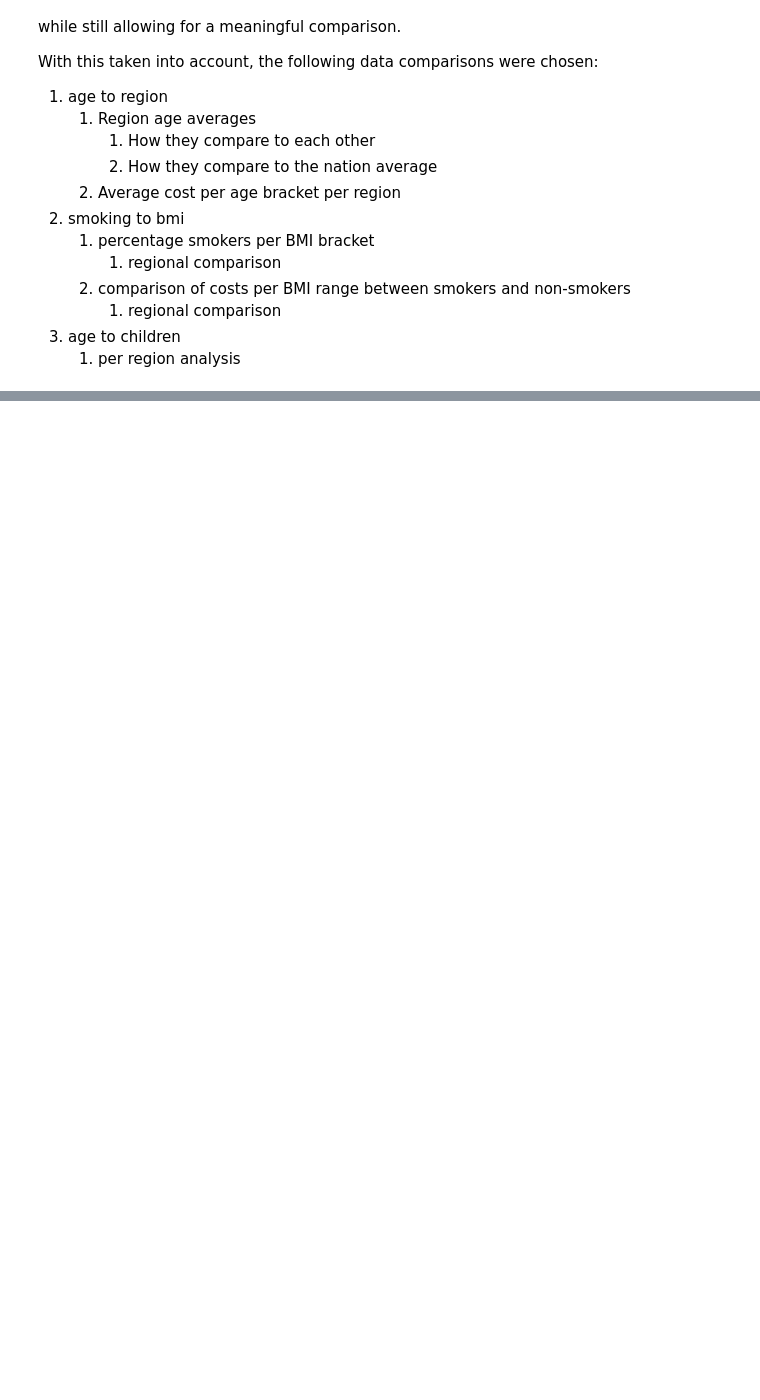
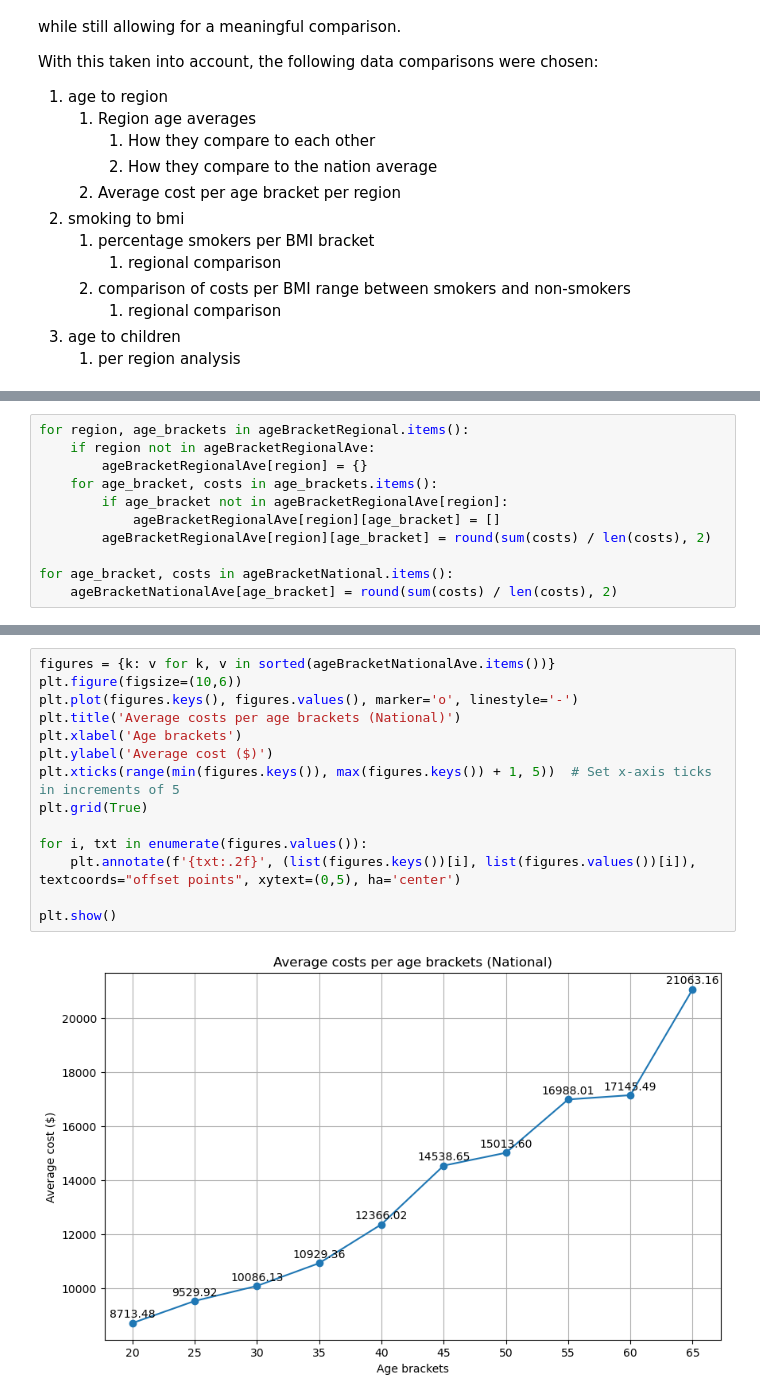
Before and after one commit to jbreaper/Codecademy-US-Medical-Insurance-Project, a Jupyter notebook: python-portfolio-project-starter-files/us-medical-insurance-costs.ipynb, the cells around one changed output, grey strips where cells are left out. Saved outputs shown, nothing was run; the diff lists cells and outputs as text; blank space fills up the shorter version.

```diff
--- a/python-portfolio-project-starter-files/us-medical-insurance-costs.ipynb
+++ b/python-portfolio-project-starter-files/us-medical-insurance-costs.ipynb
@@ -68,0 +287,11 @@ with open('insurance.csv', 'r') as csvFile:
+# %%
+for region, age_brackets in ageBracketRegional.items():
+    if region not in ageBracketRegionalAve:
+        ageBracketRegionalAve[region] = {}
+    for age_bracket, costs in age_brackets.items():
+        if age_bracket not in ageBracketRegionalAve[region]:
+            ageBracketRegionalAve[region][age_bracket] = []
+        ageBracketRegionalAve[region][age_bracket] = round(sum(costs) / len(costs), 2)
+
+for age_bracket, costs in ageBracketNational.items():
+    ageBracketNationalAve[age_bracket] = round(sum(costs) / len(costs), 2)
@@ -68,0 +367,16 @@ with open('insurance.csv', 'r') as csvFile:
+# %%
+figures = {k: v for k, v in sorted(ageBracketNationalAve.items())}
+plt.figure(figsize=(10,6))
+plt.plot(figures.keys(), figures.values(), marker='o', linestyle='-')
+plt.title('Average costs per age brackets (National)')
+plt.xlabel('Age brackets')
+plt.ylabel('Average cost ($)')
+plt.xticks(range(min(figures.keys()), max(figures.keys()) + 1, 5))  # Set x-axis ticks in increments of 5
+plt.grid(True)
+
+for i, txt in enumerate(figures.values()):
+    plt.annotate(f'{txt:.2f}', (list(figures.keys())[i], list(figures.values())[i]), textcoords="offset points", xytext=(0,5), ha='center')
+
+plt.show()
+# %% [output]
+[figure, added]
```
Also changed, not shown: parts of 17 cells of this notebook, 1 other file.
